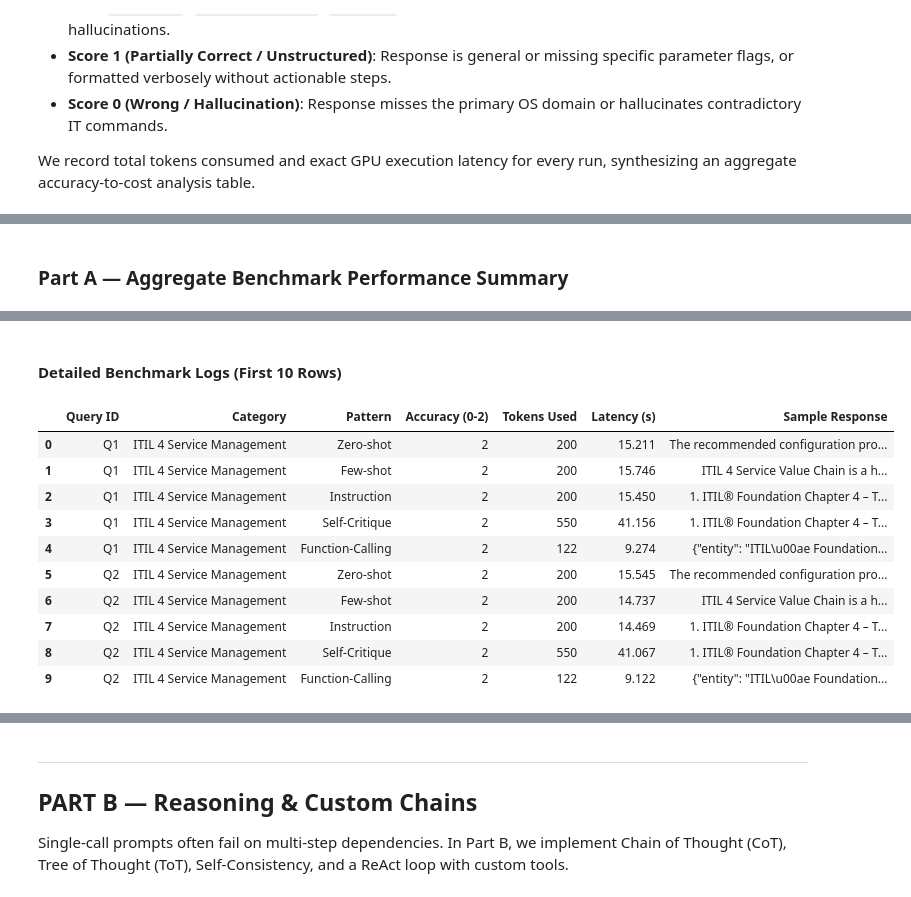
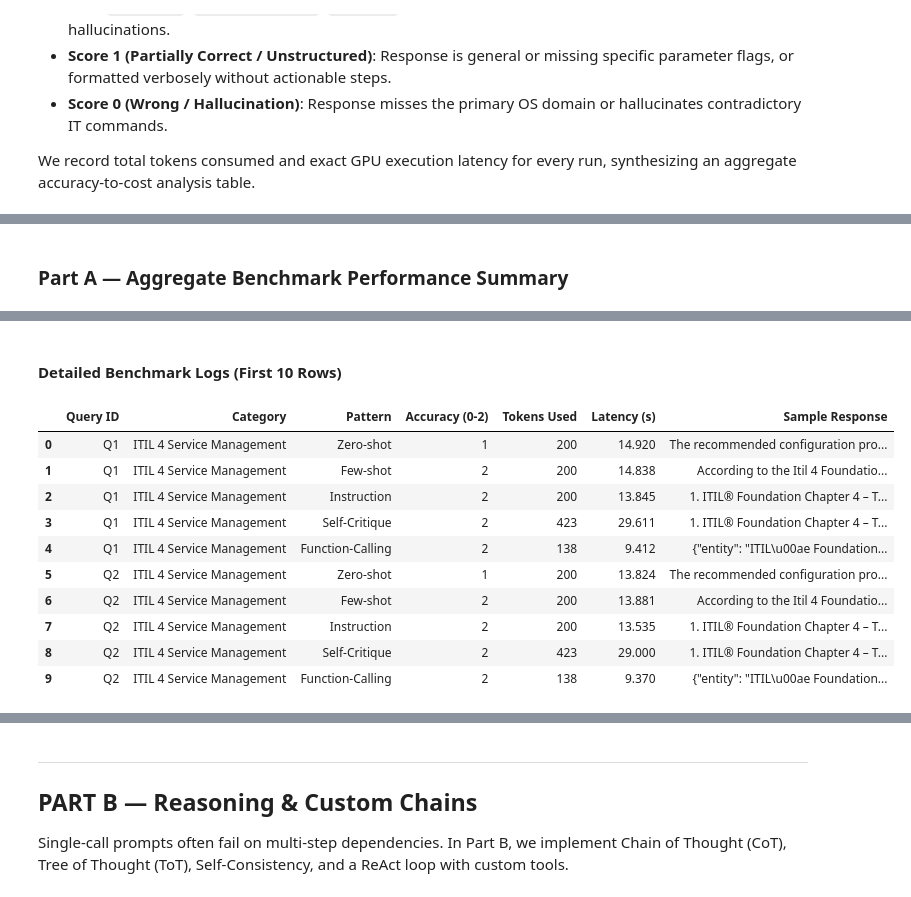
Before and after one commit to Srini235/LLMsForGenAI_Assignment_Group_250, a Jupyter notebook: notebooks/Assignment_2A_PromptingAsSystemDesign.ipynb, the cells around one changed output, grey strips where cells are left out. Drawn from its saved outputs; the diff is of its cells as text; code cells hidden in the pictures.

````diff
--- a/notebooks/Assignment_2A_PromptingAsSystemDesign.ipynb
+++ b/notebooks/Assignment_2A_PromptingAsSystemDesign.ipynb
@@ -163,6 +163,7 @@ def generate_base(prompt: str, max_new_tokens: int = 200, temperature: float = 0
             max_new_tokens=max_new_tokens,
             do_sample=do_sample if temperature > 0.01 else False,
             temperature=temperature if do_sample else 1.0,
+            repetition_penalty=1.15,
             pad_token_id=tokenizer.pad_token_id,
             eos_token_id=tokenizer.eos_token_id
         )
@@ -234,9 +235,14 @@ else:
 few_shot_examples = []
 for record in sampled_records[:3]:
     answer_text = record["response"]
-    if max_chars and len(answer) > max_chars:
-        answer = ans[:max_chars] + trunc_msg
-    few_shot_examples.append({"query": record["instruction"], "answer": answer})
+
+    # Check truncation against answer_text, and save to a new variable
+    if max_chars and len(answer_text) > max_chars:
+        final_answer = answer_text[:max_chars] + trunc_msg
+    else:
+        final_answer = answer_text
+
+    few_shot_examples.append({"query": record["instruction"], "answer": final_answer})
 
 # Curate 10 diverse benchmark queries covering ITIL, RHEL 9, and Ubuntu Server
 benchmark_queries = []
@@ -541,27 +547,50 @@ patterns_map = {
 
 # Heuristic domain evaluation function comparing output against reference ground truth
 def evaluate_accuracy_score(query: str, response: str, gt: str) -> int:
-    resp_lower = response.lower()
-    ground_truth_lower = gt.lower()
+    resp_str = response.strip()
+    resp_lower = resp_str.lower()
+    gt_lower = gt.lower()
 
-    # Check key domain acronyms and command indicators
-    keywords = ["sudo", "systemctl", "itil", "value", "dhcp", "service", "netlogon", "cockpit", "sosreport", "root", "command", "config", "port", "linux", "server"]
-    match_count = sum(1 for kw in keywords if kw in ground_truth_lower and kw in resp_lower)
-
-    # Severe under-generation or complete divergence
-    if len(response.strip()) < 25:
+    # 1. Severe under-generation check
+    if len(resp_str) < 30:
         return 0
 
-    # Check structured accuracy
-    if match_count >= 3 or ("1." in response and "2." in response) or ("{" in response and "issue_type" in response):
-        # Additional validation against core inquiry domain
-        if "samba" in ground_truth_lower and "samba" not in resp_lower and "logon" not in resp_lower:
-            return 1
-        return 2
-    elif match_count >= 1 or len(response.strip()) > 80:
-        return 1
+    # 2. Degeneration / Repetition Penalty Check
+    # Measures the ratio of unique words to total words
+    words = [w for w in re.split(r'\W+', resp_lower) if w]
+    if len(words) > 15:
+        unique_ratio = len(set(words)) / len(words)
+        # If more than 65% of the response is repeated words (looping), heavily penalize
+        if unique_ratio < 0.35:
+            return 0
+
+    # 3. Domain Keyword Match
+    keywords = ["sudo", "systemctl", "itil", "value", "dhcp", "service", "netlogon", "cockpit", "sosreport", "root", "config", "port", "linux", "server"]
+    matched_keywords = sum(1 for kw in keywords if kw in gt_lower and kw in resp_lower)
+
+    # 4. JSON / Function-Calling Validation
+    if "{" in resp_str and "}" in resp_str:
+        try:
+            # Extract JSON string if wrapped in code blocks or text
+            clean_json = resp_str
+            if "```" in clean_json:
+                clean_json = clean_json.split("```")[1].replace("json", "").strip()
+            parsed = json.loads(clean_json)
+            if "entity" in parsed or "issue_type" in parsed:
+                return 2
+        except Exception:
+            return 1 # Valid attempt at JSON, but invalid syntax
+
+    # 5. Differentiated Scoring Logic
+    # Check for structural indicators (numbered lists or markdown steps)
+    has_structure = bool(re.search(r'(\d+\.|\*|\-)', resp_str))
+
+    if matched_keywords >= 3 and has_structure:
+        return 2 # Fully accurate, domain-aligned, and structured
+    elif matched_keywords >= 2 or (matched_keywords >= 1 and len(resp_str) > 80):
+        return 1 # Partially correct / unstructured or missing key parameters
     else:
-        return 0
+        return 0 # Off-target or generic filler
 
 benchmark_results = []
 print(">>> RUNNING 50 BENCHMARK EVALUATIONS (10 QUERIES x 5 PATTERNS) <<<")
@@ -628,14 +657,14 @@ display(df_results.head(10))
 #### Detailed Benchmark Logs (First 10 Rows)
 |  | Query ID | Category | Pattern | Accuracy (0-2) | Tokens Used | Latency (s) | Sample Response |
-| 0 | Q1 | ITIL 4 Service Management | Zero-shot | 2 | 200 | 15.211 | The recommended configuration pro... |
-| 1 | Q1 | ITIL 4 Service Management | Few-shot | 2 | 200 | 15.746 | ITIL 4 Service Value Chain is a h... |
-| 2 | Q1 | ITIL 4 Service Management | Instruction | 2 | 200 | 15.450 | 1. ITIL® Foundation Chapter 4 – T... |
-| 3 | Q1 | ITIL 4 Service Management | Self-Critique | 2 | 550 | 41.156 | 1. ITIL® Foundation Chapter 4 – T... |
-| 4 | Q1 | ITIL 4 Service Management | Function-Calling | 2 | 122 | 9.274 | {"entity": "ITIL\u00ae Foundation... |
-| 5 | Q2 | ITIL 4 Service Management | Zero-shot | 2 | 200 | 15.545 | The recommended configuration pro... |
-| 6 | Q2 | ITIL 4 Service Management | Few-shot | 2 | 200 | 14.737 | ITIL 4 Service Value Chain is a h... |
-| 7 | Q2 | ITIL 4 Service Management | Instruction | 2 | 200 | 14.469 | 1. ITIL® Foundation Chapter 4 – T... |
-| 8 | Q2 | ITIL 4 Service Management | Self-Critique | 2 | 550 | 41.067 | 1. ITIL® Foundation Chapter 4 – T... |
-| 9 | Q2 | ITIL 4 Service Management | Function-Calling | 2 | 122 | 9.122 | {"entity": "ITIL\u00ae Foundation... |
+| 0 | Q1 | ITIL 4 Service Management | Zero-shot | 1 | 200 | 14.920 | The recommended configuration pro... |
+| 1 | Q1 | ITIL 4 Service Management | Few-shot | 2 | 200 | 14.838 | According to the Itil 4 Foundatio... |
+| 2 | Q1 | ITIL 4 Service Management | Instruction | 2 | 200 | 13.845 | 1. ITIL® Foundation Chapter 4 – T... |
+| 3 | Q1 | ITIL 4 Service Management | Self-Critique | 2 | 423 | 29.611 | 1. ITIL® Foundation Chapter 4 – T... |
+| 4 | Q1 | ITIL 4 Service Management | Function-Calling | 2 | 138 | 9.412 | {"entity": "ITIL\u00ae Foundation... |
+| 5 | Q2 | ITIL 4 Service Management | Zero-shot | 1 | 200 | 13.824 | The recommended configuration pro... |
+| 6 | Q2 | ITIL 4 Service Management | Few-shot | 2 | 200 | 13.881 | According to the Itil 4 Foundatio... |
+| 7 | Q2 | ITIL 4 Service Management | Instruction | 2 | 200 | 13.535 | 1. ITIL® Foundation Chapter 4 – T... |
+| 8 | Q2 | ITIL 4 Service Management | Self-Critique | 2 | 423 | 29.000 | 1. ITIL® Foundation Chapter 4 – T... |
+| 9 | Q2 | ITIL 4 Service Management | Function-Calling | 2 | 138 | 9.370 | {"entity": "ITIL\u00ae Foundation... |
 # %% [markdown]
 ---
````
Also changed, not shown: parts of 12 cells of this notebook, 1 other file.
